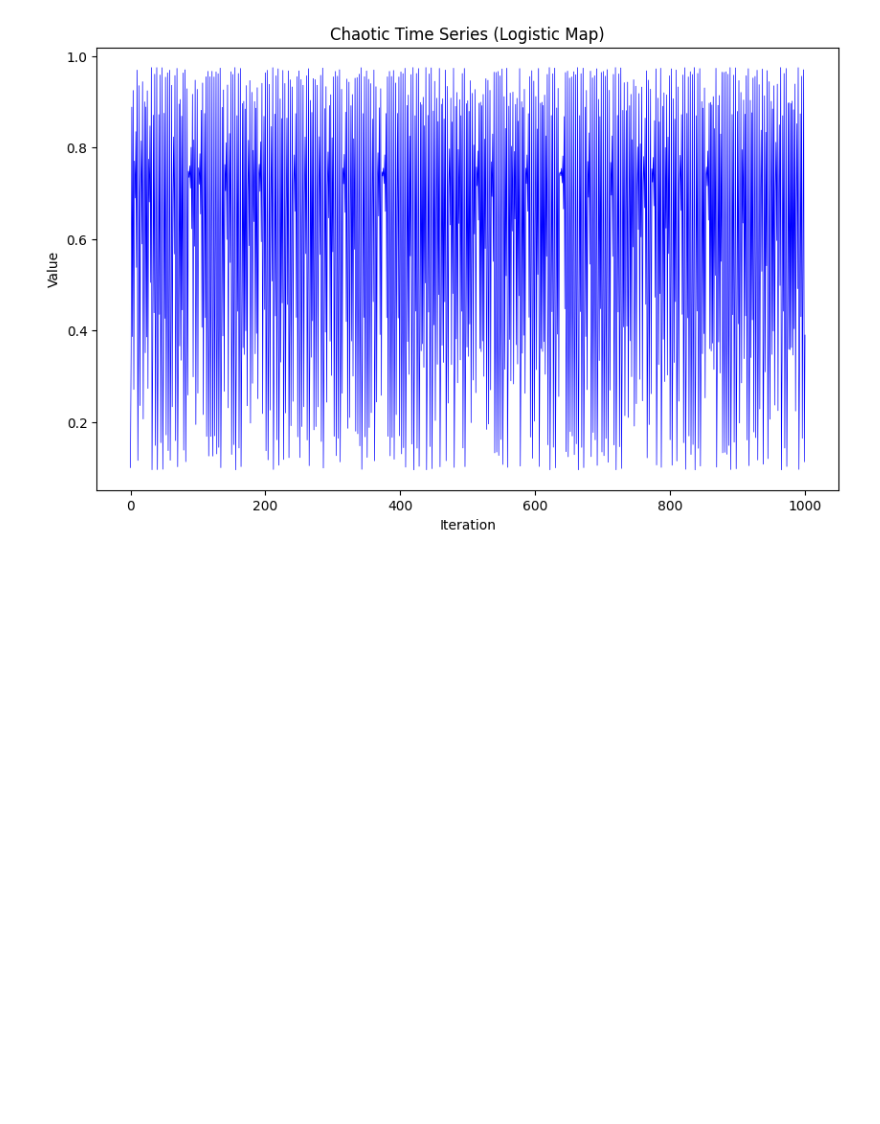
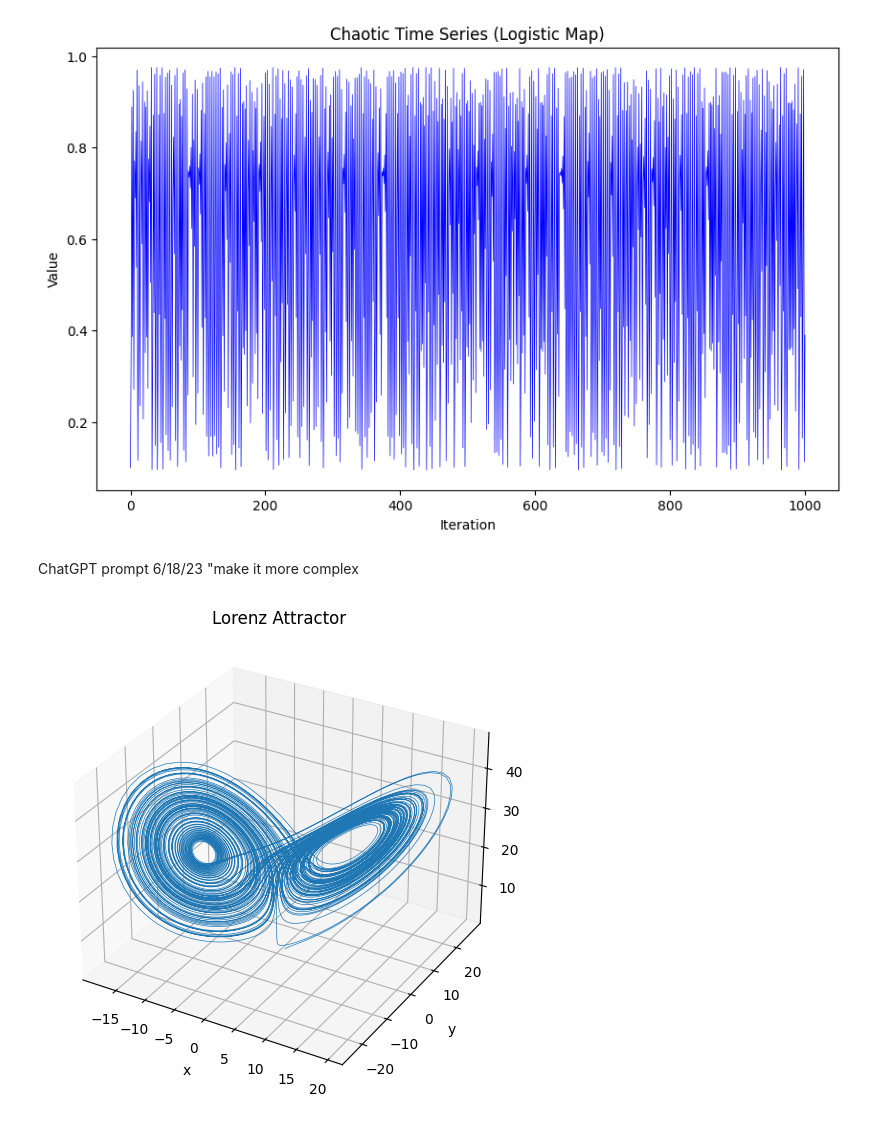
Before and after one commit to nelslindahlx/Random-Notebooks, a Jupyter notebook: chaotic_time_series.ipynb, the cells around one changed output. Saved outputs shown, nothing was run; the diff lists cells and outputs as text; code cells hidden in the pictures; blank space fills up the shorter version.

```diff
--- a/chaotic_time_series.ipynb
+++ b/chaotic_time_series.ipynb
@@ -33,3 +33,47 @@ plt.ylabel('Value')
 plt.show()
 # %% [output]
 [figure]
+# %% [markdown]
+ChatGPT prompt 6/18/23 "make it more complex
+# %%
+import numpy as np
+from scipy.integrate import solve_ivp
+import matplotlib.pyplot as plt
+
+def lorenz(t, xyz, sigma, rho, beta):
+    x, y, z = xyz
+    dxdt = sigma * (y - x)
+    dydt = x * (rho - z) - y
+    dzdt = x * y - beta * z
+    return [dxdt, dydt, dzdt]
+
+# Parameters
+sigma = 10.0
+rho = 28.0
+beta = 8.0 / 3.0
+
+# Initial conditions
+xyz0 = [1.0, 1.0, 1.0]
+
+# Time span
+t_span = (0, 100)
+num_points = 10000
+t_eval = np.linspace(t_span[0], t_span[1], num_points)
+
+# Solve the differential equations
+sol = solve_ivp(lorenz, t_span, xyz0, method='LSODA', t_eval=t_eval, args=(sigma, rho, beta))
+
+# Extract the solution
+x, y, z = sol.y
+
+# Plot the Lorenz attractor
+fig = plt.figure(figsize=(10, 6))
+ax = fig.add_subplot(111, projection='3d')
+ax.plot(x, y, z, lw=0.5)
+ax.set_xlabel('x')
+ax.set_ylabel('y')
+ax.set_zlabel('z')
+ax.set_title('Lorenz Attractor')
+plt.show()
+# %% [output]
+[figure, added]
```
